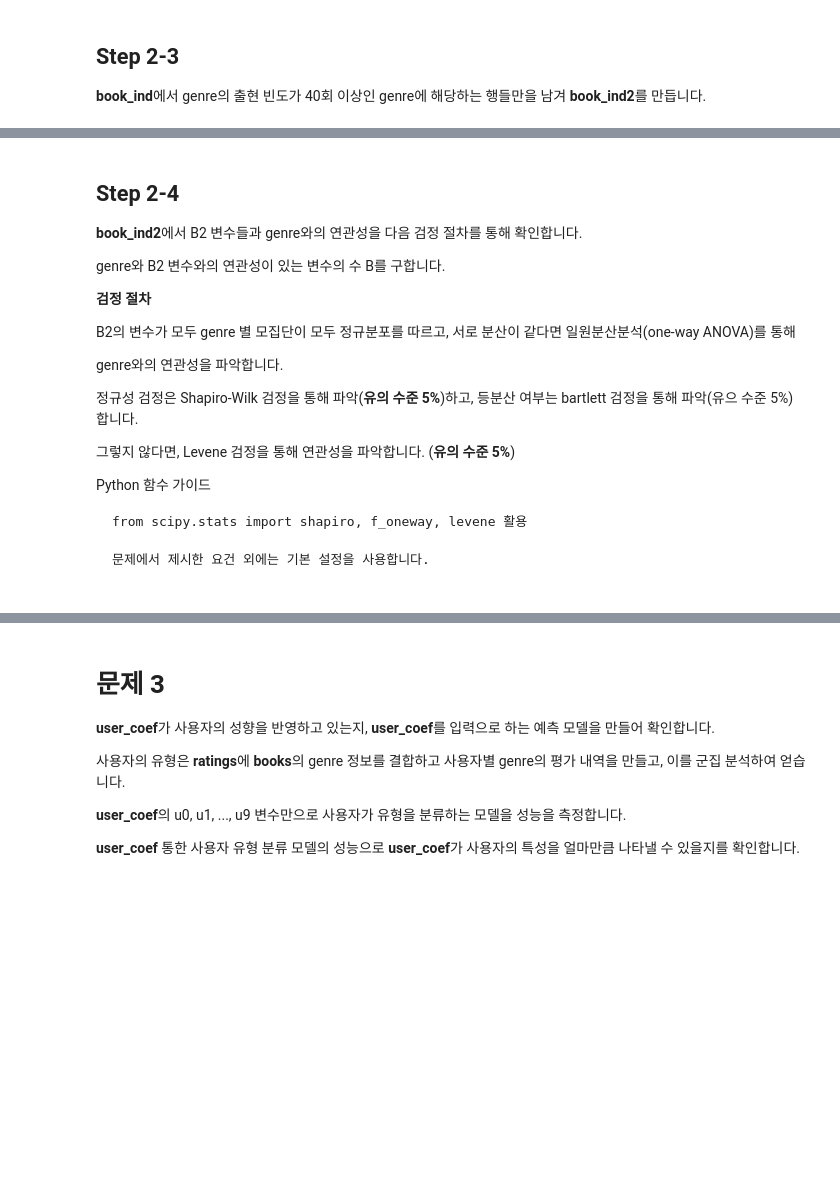
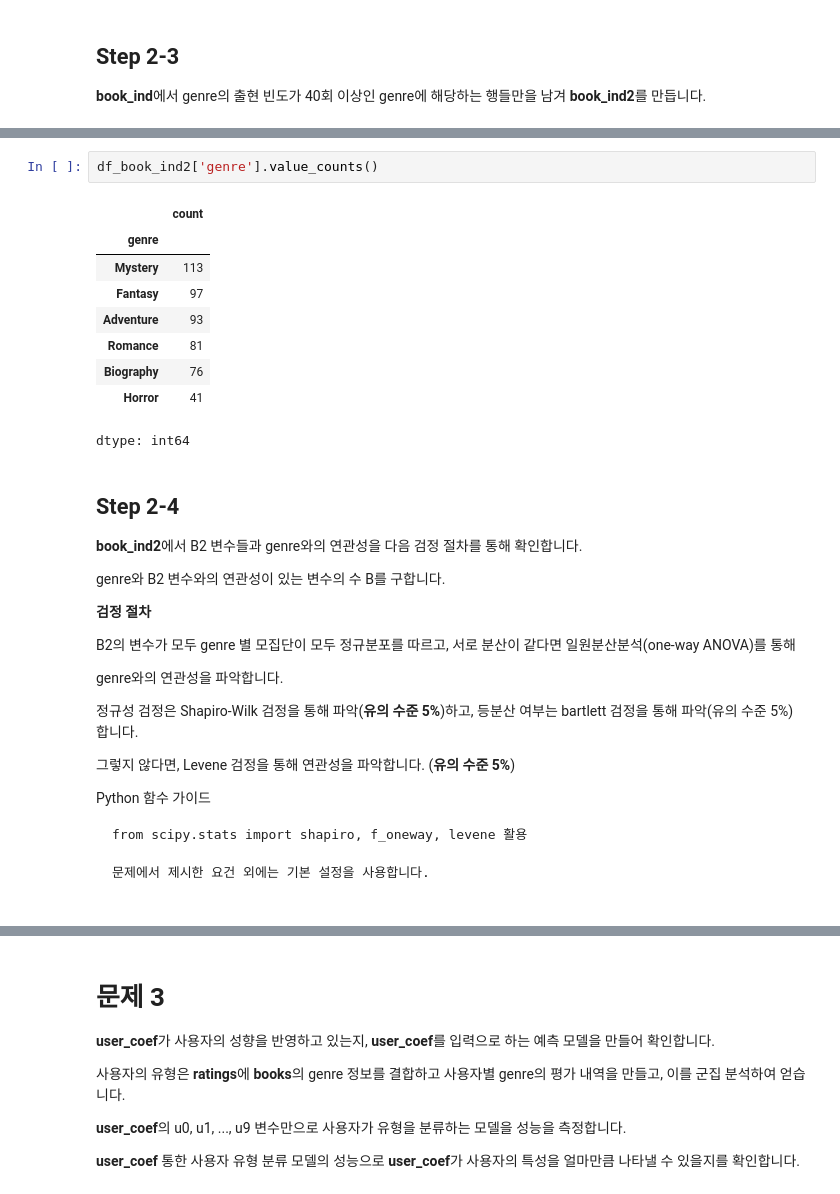
Before and after one commit to sunkusun9/DS_prob1_2510, a Jupyter notebook: prob_solution.ipynb, the cells around one changed output, grey strips where cells are left out. Drawn from its saved outputs; the diff is of its cells as text; blank space fills up the shorter version.

```diff
--- a/prob_solution.ipynb
+++ b/prob_solution.ipynb
@@ -1134,3 +1152,15 @@ np.int64(10)
+# %%
+df_book_ind2['genre'].value_counts()
+# %% [output]
+|  | count |
+| genre |  |
+| Mystery | 113 |
+| Fantasy | 97 |
+| Adventure | 93 |
+| Romance | 81 |
+| Biography | 76 |
+| Horror | 41 |
+dtype: int64
 # %% [markdown]
 ## Step 2-4
 
@@ -1144,7 +1174,7 @@ B2의 변수가 모두 genre 별 모집단이 모두 정규분포를 따르고,
 
 genre와의 연관성을 파악합니다.
 
-정규성 검정은 Shapiro-Wilk 검정을 통해 파악(**유의 수준 5%**)하고, 등분산 여부는 bartlett 검정을 통해 파악(유으 수준 5%) 합니다.
+정규성 검정은 Shapiro-Wilk 검정을 통해 파악(**유의 수준 5%**)하고, 등분산 여부는 bartlett 검정을 통해 파악(유의 수준 5%) 합니다.
 
 그렇지 않다면, Levene 검정을 통해 연관성을 파악합니다. (**유의 수준 5%**)
 
```
Also changed, not shown: parts of 8 cells of this notebook.
